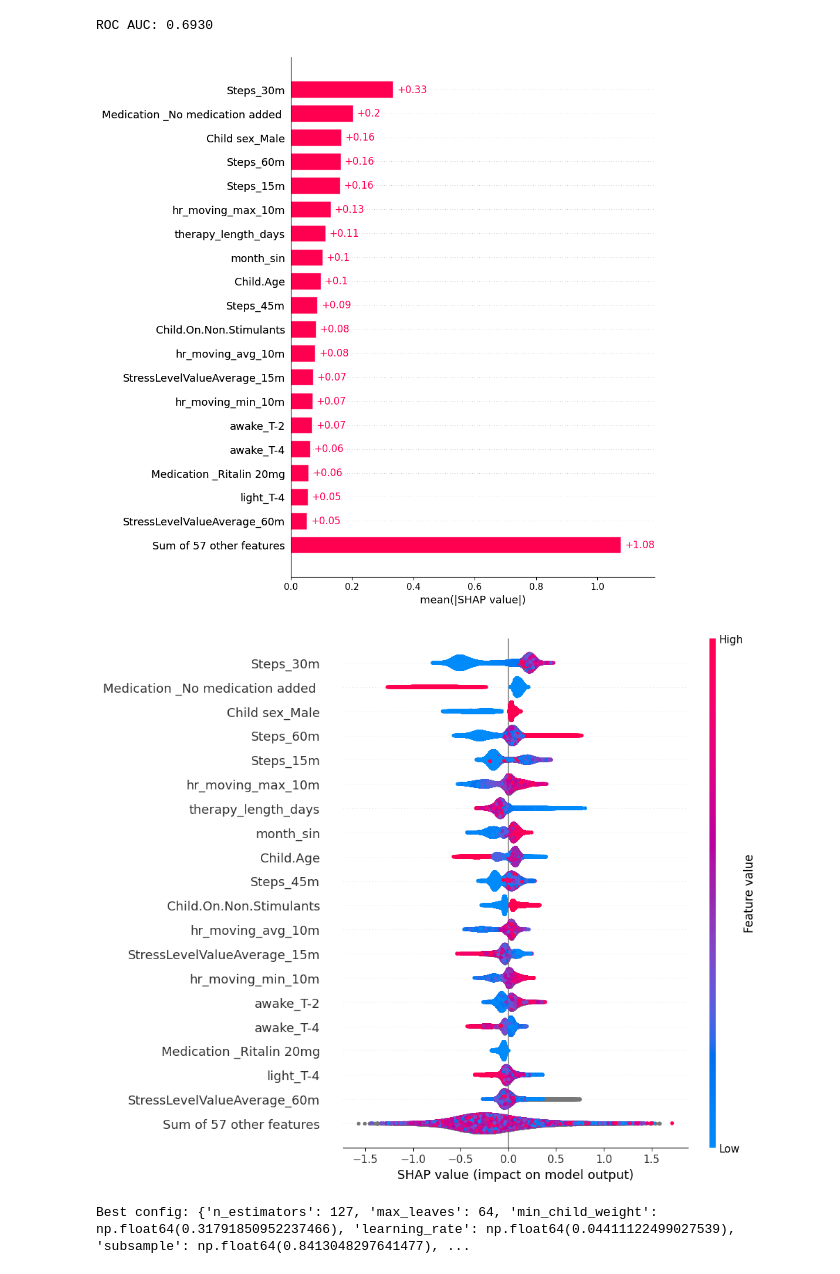
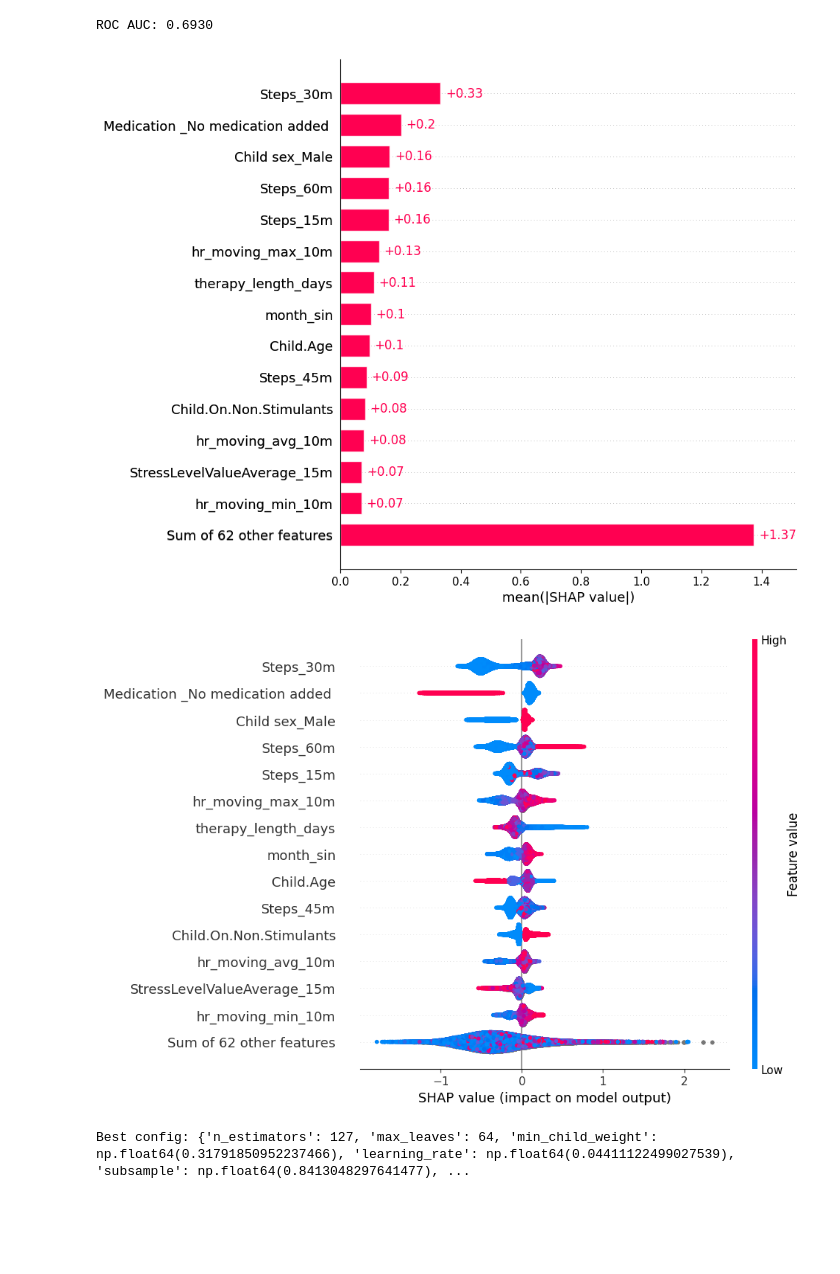
Before and after one commit to lab-heal/pistachio, a Jupyter notebook: eval_shap.ipynb, the cells around one changed output. Drawn from its saved outputs; the diff is of its cells as text; code cells hidden in the pictures; blank space fills up the shorter version.

```diff
--- a/eval_shap.ipynb
+++ b/eval_shap.ipynb
@@ -85,14 +85,14 @@ ROC AUC: 0.6930
 # %%
 # Create SHAP explainer
 explainer = shap.Explainer(model)
 shap_values = explainer(X_test)
-shap.plots.bar(shap_values, max_display=20)
+shap.plots.bar(shap_values, max_display=15)
 # %% [output]
-[figure, old version]
+[figure, new version]
 # %%
-shap.plots.beeswarm(shap_values, max_display=20)
+shap.plots.beeswarm(shap_values, max_display=15)
 # %% [output]
-[figure, old version]
+[figure, new version]
 # %%
 from sklearn.model_selection import train_test_split
 
```
Also changed, not shown: parts of 3 cells of this notebook, 5 other files.
